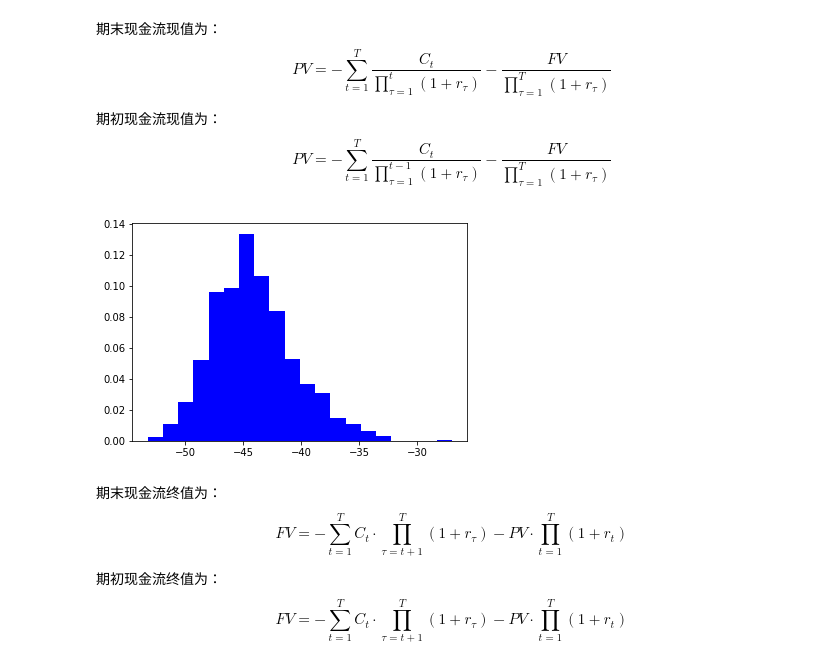
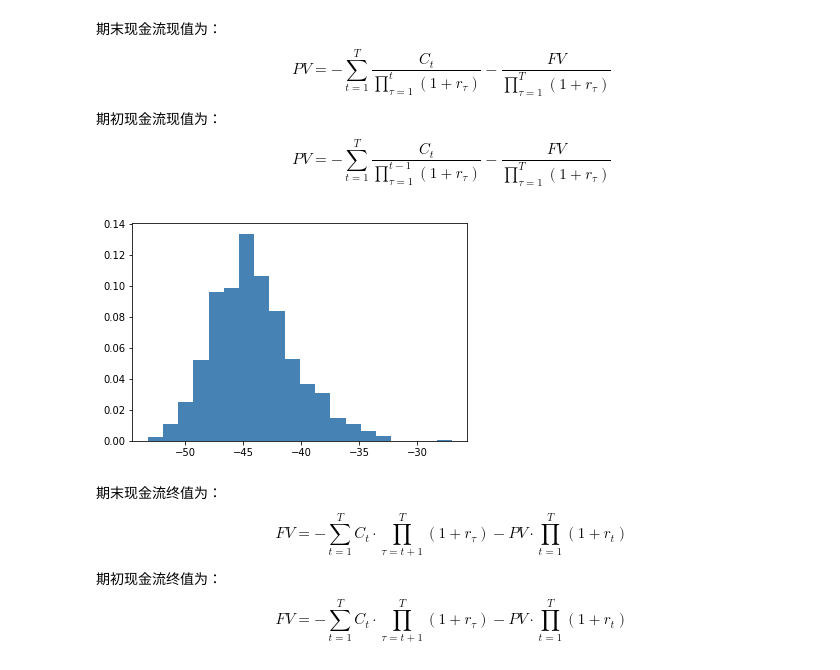
Before and after one commit to pyzeon/Research-2, a Jupyter notebook: 财富管理/理财规划.ipynb, the cells around one changed output. Cells and saved outputs as stored; diff of their text form; code cells hidden in the pictures.

```diff
--- a/财富管理/理财规划.ipynb
+++ b/财富管理/理财规划.ipynb
@@ -236,24 +236,24 @@ $$
 # %%
 # 计算现值 pv
 import numpy as np
 import pandas as pd
 import matplotlib.pyplot as plt
 
 from CashFlowCalculator import pv
 from RateSimulator import LognormalRateSimulator, ConstantRateSimulator
 
 Rate = LognormalRateSimulator(RateMean=0.05, RateSigma=0.03, NPeriod=5, NSample=1000, Seed=0).simulate()
 # Rate = ConstantRateSimulator(ConstRate=0.05).simulate()
 Pmt = -8# 每期现金流
 FV = 100# 终值
 When = "end"# 现金流发生在期初还是期末
 PV = pv(rate=Rate, pmt=Pmt, fv=FV, when=When, output="single")
 # print(PV)
 
 if np.ndim(PV)<2:
-    plt.hist(PV, 20, density=True, label="PV", color="b");
+    plt.hist(PV, 20, density=True, label="PV", color="steelblue");
 # %% [output]
-[figure, old version]
+[figure, new version]
 # %% [markdown]
 期末现金流终值为：
 $$
```
Also changed, not shown: parts of 12 cells of this notebook, 2 other files.
